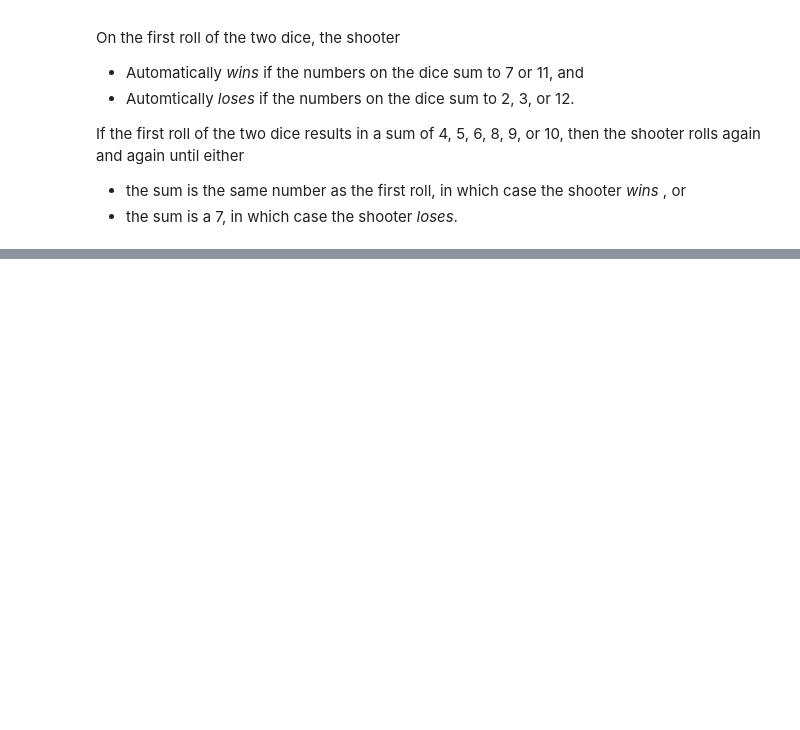
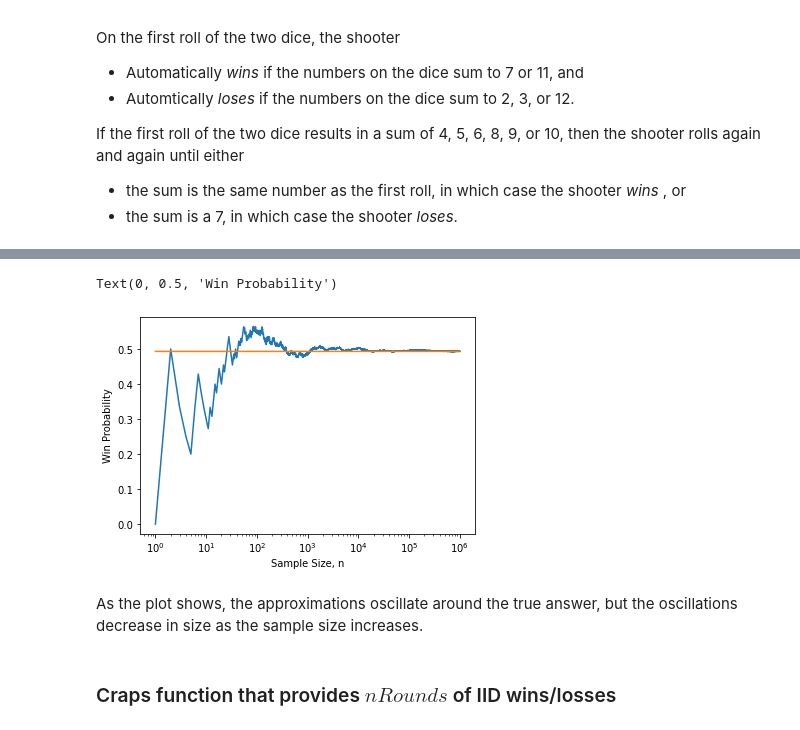
Before and after one commit to yding2/MATH565CourseCodes, a Jupyter notebook: CrapsSimulation.ipynb, the cells around one changed output, grey strips where cells are left out. Cells and saved outputs as stored; diff of their text form; code cells hidden in the pictures; blank space fills up the shorter version.

Commit message:
FinishCrapsSimiulation

```diff
--- a/CrapsSimulation.ipynb
+++ b/CrapsSimulation.ipynb
@@ -76,3 +58,4 @@ firstRoll
 # %%
-rd.randint(1,6) + rd.randint(1,6)
+probWin = np.mean(craps(100000))
+probWin
 # %% [output]
@@ -79,0 +69,15 @@ rd.randint(1,6) + rd.randint(1,6)
+# %%
+nSample = 1000000
+crapsResults = craps(nSample)
+probWinVec = np.divide(np.cumsum(crapsResults),np.arange(1,nSample+1))
+# %%
+plt.semilogx(np.arange(1,nSample+1), probWinVec,np.arange(1,nSample+1), np.ones(nSample)*probWin)
+plt.xlabel('Sample Size, n')
+plt.ylabel('Win Probability')
+# %% [output]
+Text(0, 0.5, 'Win Probability')
+[figure, added]
+# %% [markdown]
+As the plot shows, the approximations oscillate around the true answer, but the oscillations decrease in size as the sample size increases.
+# %% [markdown]
+### Craps function that provides $nRounds$ of IID wins/losses
```
Also changed, not shown: parts of 16 cells of this notebook.
